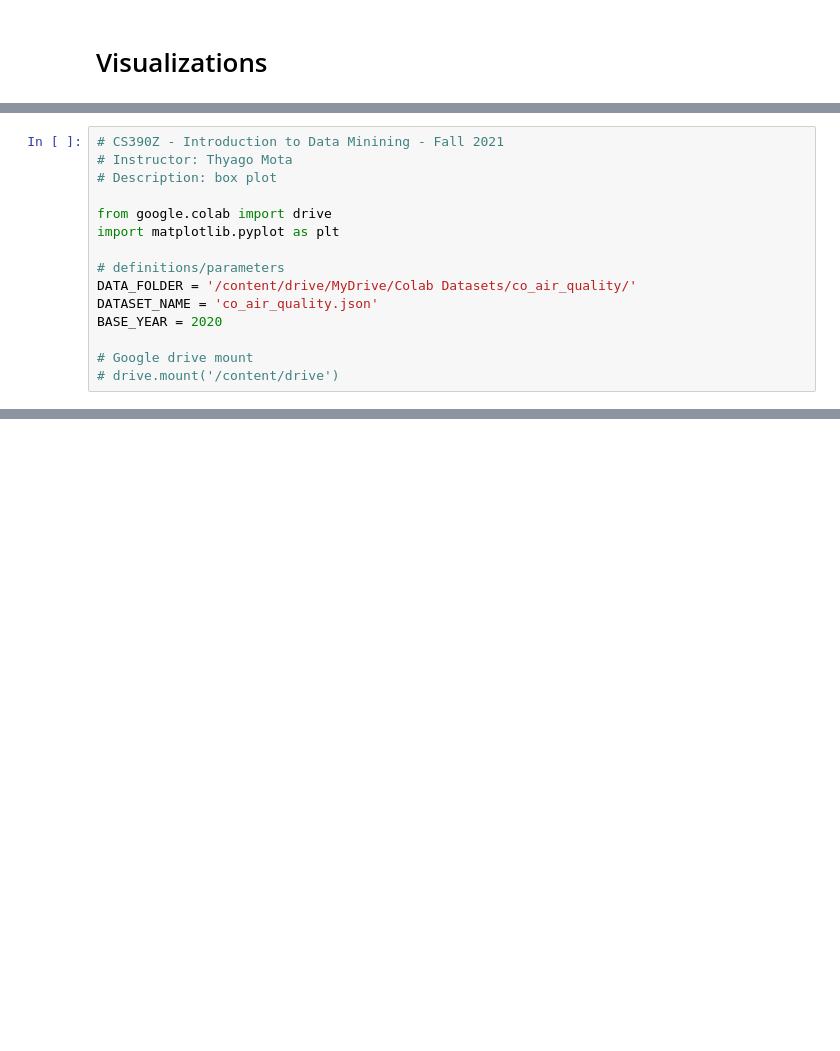
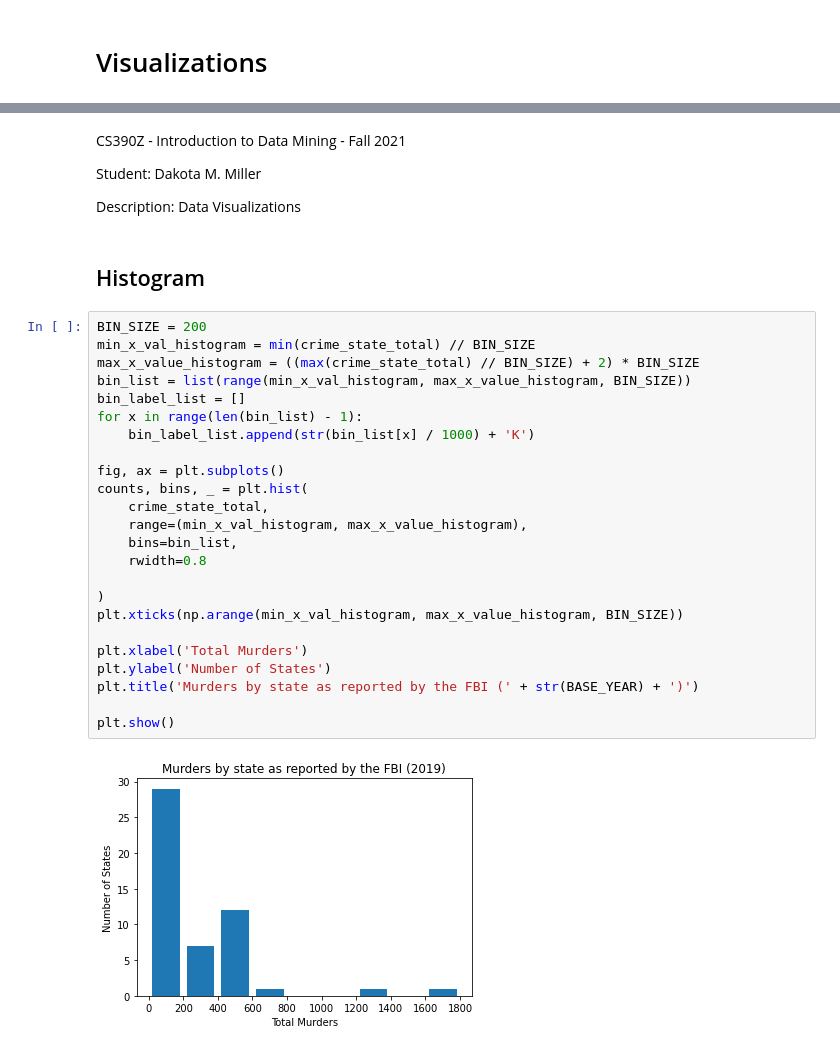
Before and after one commit to dmill166/21FCS390Z, a Jupyter notebook: prg01_preliminary_analysis/src/us_crime_data.ipynb, the cells around one changed output, grey strips where cells are left out. Cells and saved outputs as stored; diff of their text form; blank space fills up the shorter version.

```diff
--- a/prg01_preliminary_analysis/src/us_crime_data.ipynb
+++ b/prg01_preliminary_analysis/src/us_crime_data.ipynb
@@ -185,15 +236,0 @@ plt.show()
-# %%
-# CS390Z - Introduction to Data Minining - Fall 2021
-# Instructor: Thyago Mota
-# Description: box plot
-
-from google.colab import drive
-import matplotlib.pyplot as plt
-
-# definitions/parameters
-DATA_FOLDER = '/content/drive/MyDrive/Colab Datasets/co_air_quality/'
-DATASET_NAME = 'co_air_quality.json'
-BASE_YEAR = 2020
-
-# Google drive mount
-# drive.mount('/content/drive')
@@ -281,0 +237,34 @@ plt.show()
+# %% [markdown]
+CS390Z - Introduction to Data Mining - Fall 2021
+
+Student: Dakota M. Miller
+
+Description: Data Visualizations
+# %% [markdown]
+## Histogram
+# %%
+BIN_SIZE = 200
+min_x_val_histogram = min(crime_state_total) // BIN_SIZE
+max_x_value_histogram = ((max(crime_state_total) // BIN_SIZE) + 2) * BIN_SIZE
+bin_list = list(range(min_x_val_histogram, max_x_value_histogram, BIN_SIZE))
+bin_label_list = []
+for x in range(len(bin_list) - 1):
+    bin_label_list.append(str(bin_list[x] / 1000) + 'K')
+
+fig, ax = plt.subplots()
+counts, bins, _ = plt.hist(
+    crime_state_total,
+    range=(min_x_val_histogram, max_x_value_histogram),
+    bins=bin_list,
+    rwidth=0.8
+
+)
+plt.xticks(np.arange(min_x_val_histogram, max_x_value_histogram, BIN_SIZE))
+
+plt.xlabel('Total Murders')
+plt.ylabel('Number of States')
+plt.title('Murders by state as reported by the FBI (' + str(BASE_YEAR) + ')')
+
+plt.show()
+# %% [output]
+[figure, added]
```
Also changed, not shown: parts of 40 cells of this notebook, 2 other files.
